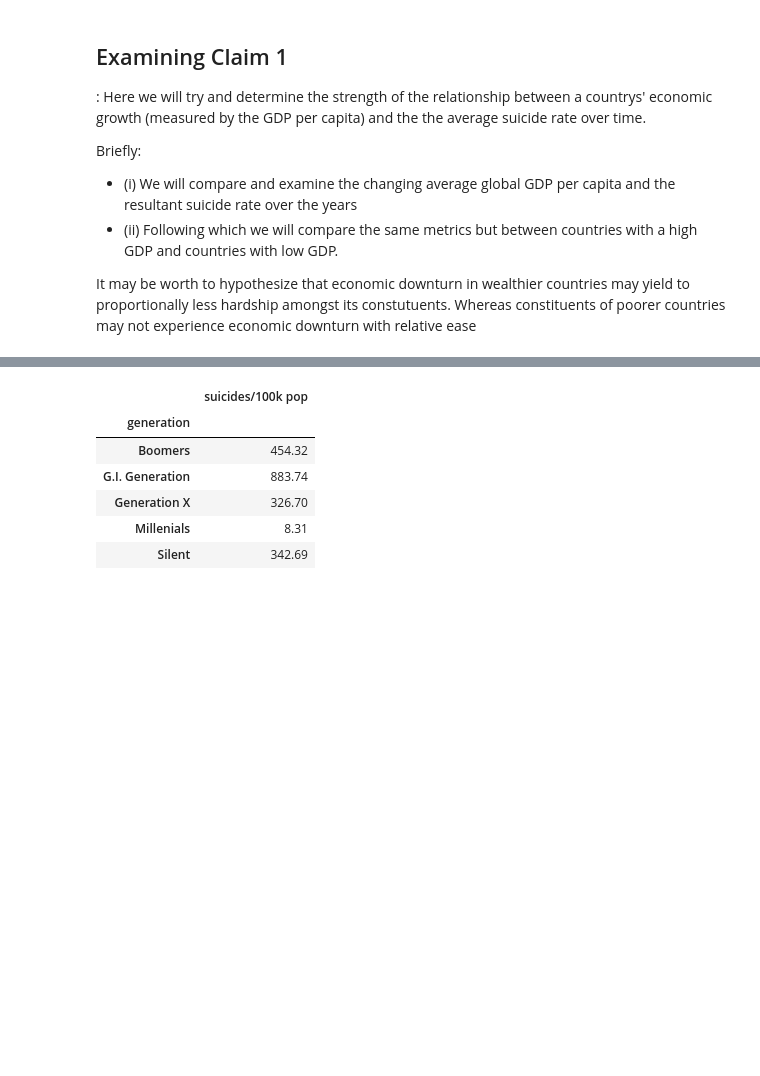
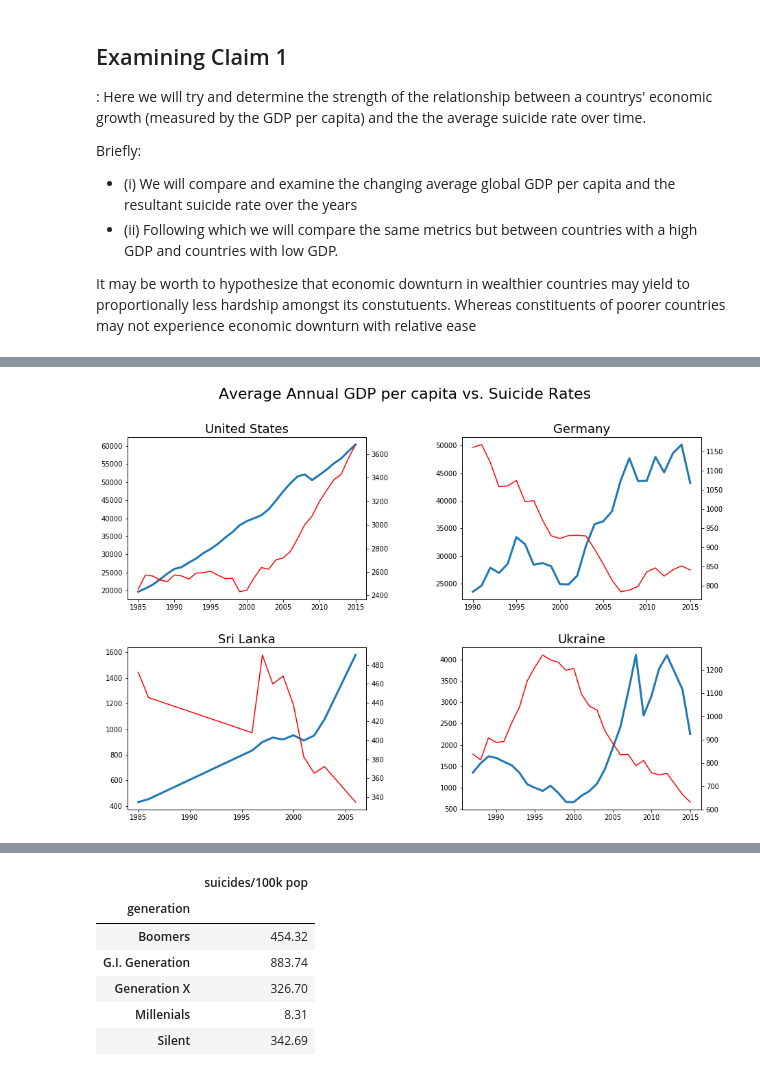
Before and after one commit to edalrami/anlt232_hw1, a Jupyter notebook: hw1.ipynb, the cells around one changed output, grey strips where cells are left out. Saved outputs shown, nothing was run; the diff lists cells and outputs as text; code cells hidden in the pictures; blank space fills up the shorter version.

```diff
--- a/hw1.ipynb
+++ b/hw1.ipynb
@@ -236,0 +208,59 @@ plt.plot(data[(data['country'].str.contains('Armenia'))
+# %%
+"""
+Simple function to help graph comparitive line plots between average GDP per capita and the average annual suicide rates.
+
+Parameters: 4 countries each being c1, c2, c3 and c4 respectively
+"""
+
+def compare_plot(c1,c2,c3,c4):
+    plt.figure(figsize=(15,10))
+    plt.subplots_adjust(left=None, bottom=None, right=None, top=None, wspace=0.4, hspace=0.3)
+
+    #---------------------------------------------
+    plt.subplot(2,2,1)
+    # Figure title
+    plt.suptitle('Average Annual GDP per capita vs. Suicide Rates', fontsize=22)
+
+    # First plot
+    plt.title('{}'.format(c1),fontsize=18 )
+    plt.plot(data[data['country'].str.contains(c1)].groupby('year')['gdp_per_capita ($)'].mean(),linewidth=3.0)
+    ## Examining Claim 1 )
+
+    plt.twinx()  # initialize a second axis
+    plt.plot(data[(data['country'].str.contains(c1))].groupby('year')['suicides_no'].mean(), c = 'red')
+
+
+    #---------------------------------------------
+    plt.subplot(2,2,2)
+
+    plt.title('{}'.format(c2),fontsize=18 )
+    plt.plot(data[data['country'].str.contains(c2)].groupby('year')['gdp_per_capita ($)'].mean(),linewidth=3.0)
+
+    # Second plot
+    plt.twinx()  # initialize a second axis
+    plt.plot(data[(data['country'].str.contains(c2))].groupby('year')['suicides_no'].mean(), c = 'red')
+
+    #---------------------------------------------
+    plt.subplot(2,2,3)
+
+    plt.title('{}'.format(c3),fontsize=18 )
+    plt.plot(data[data['country'].str.contains(c3)].groupby('year')['gdp_per_capita ($)'].mean(),linewidth=3.0)
+
+    # Second plot
+    plt.twinx()  # initialize a second axis
+    plt.plot(data[(data['country'].str.contains(c3))].groupby('year')['suicides_no'].mean(), c = 'red')
+
+    #---------------------------------------------
+    plt.subplot(2,2,4)
+
+    plt.title('{}'.format(c4),fontsize=18 )
+    plt.plot(data[data['country'].str.contains(c4)].groupby('year')['gdp_per_capita ($)'].mean(),linewidth=3.0)
+
+    # Second plot
+    plt.twinx()  # initialize a second axis
+    plt.plot(data[(data['country'].str.contains(c4))].groupby('year')['suicides_no'].mean(), c = 'red')
+
+    #insert any 4 countries to compare
+compare_plot('United States', 'Germany', 'Sri Lanka', 'Ukraine')
+# %% [output]
+[figure, added]
```
Also changed, not shown: parts of 30 cells of this notebook.
